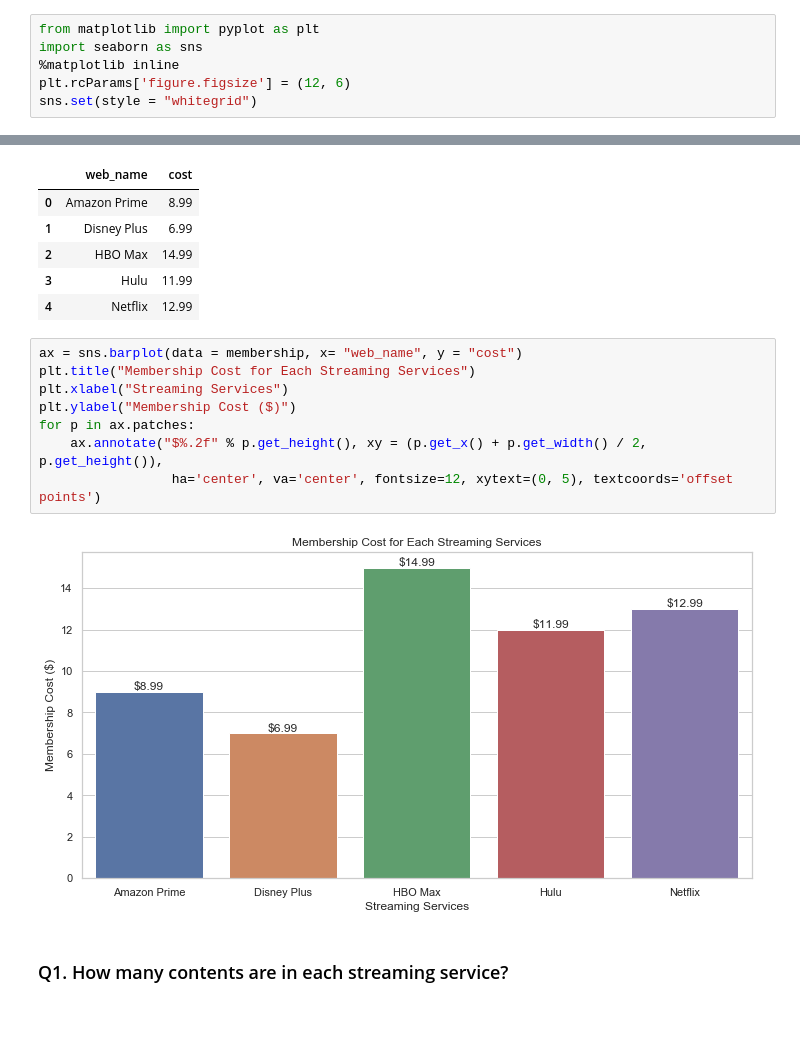
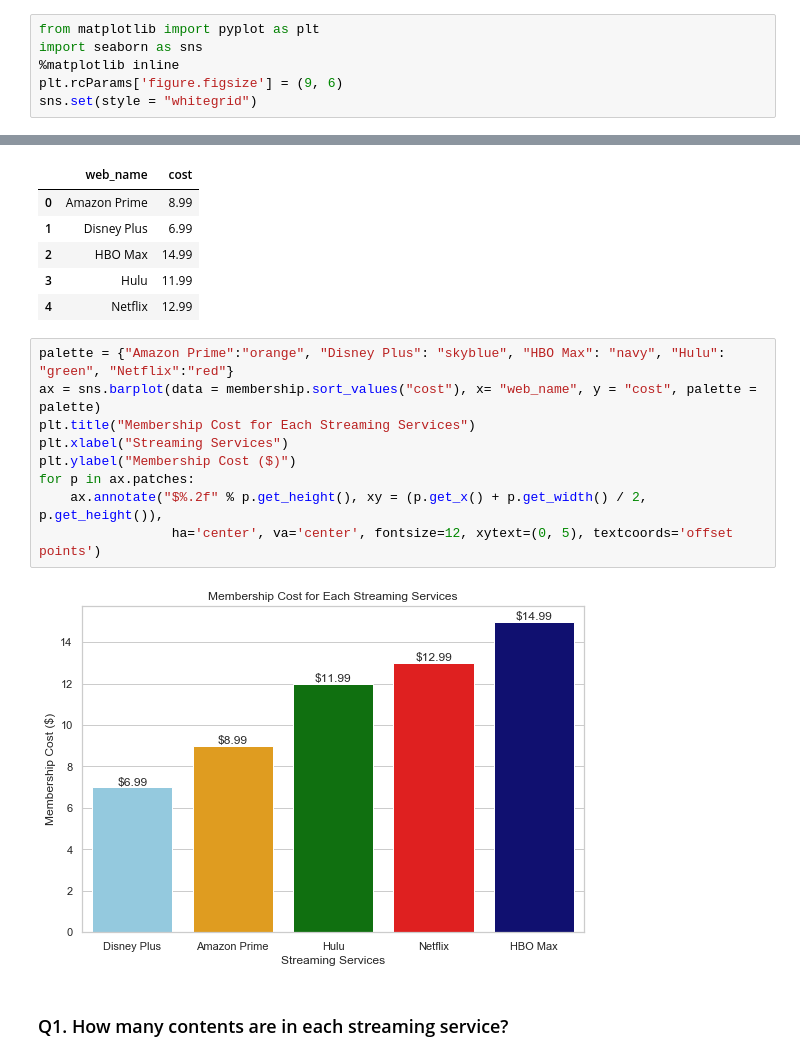
Before and after one commit to ryanhpark/Streaming_Sites_Web_Scraping, a Jupyter notebook: EDA_Streaming_Sites.ipynb, the cells around one changed output, grey strips where cells are left out. Saved outputs shown, nothing was run; the diff lists cells and outputs as text; blank space fills up the shorter version.

```diff
--- a/EDA_Streaming_Sites.ipynb
+++ b/EDA_Streaming_Sites.ipynb
@@ -104,7 +107,7 @@ data['web_name'] = data['web_name'].str.replace('Amazon', "Amazon Prime")
 from matplotlib import pyplot as plt
 import seaborn as sns
 %matplotlib inline
-plt.rcParams['figure.figsize'] = (12, 6)
+plt.rcParams['figure.figsize'] = (9, 6)
 sns.set(style = "whitegrid")
 # %%
 df = data.copy()
@@ -133,14 +136,15 @@ membership
 | 3 | Hulu | 11.99 |
 | 4 | Netflix | 12.99 |
 # %%
-ax = sns.barplot(data = membership, x= "web_name", y = "cost")
+palette = {"Amazon Prime":"orange", "Disney Plus": "skyblue", "HBO Max": "navy", "Hulu": "green", "Netflix":"red"}
+ax = sns.barplot(data = membership.sort_values("cost"), x= "web_name", y = "cost", palette = palette)
 plt.title("Membership Cost for Each Streaming Services")
 plt.xlabel("Streaming Services")
 plt.ylabel("Membership Cost ($)")
 for p in ax.patches:
     ax.annotate("$%.2f" % p.get_height(), xy = (p.get_x() + p.get_width() / 2, p.get_height()),
                  ha='center', va='center', fontsize=12, xytext=(0, 5), textcoords='offset points')
 # %% [output]
-[figure, old version]
+[figure, new version]
 # %% [markdown]
 ### Q1. How many contents are in each streaming service?
```
Also changed, not shown: parts of 41 cells of this notebook.
